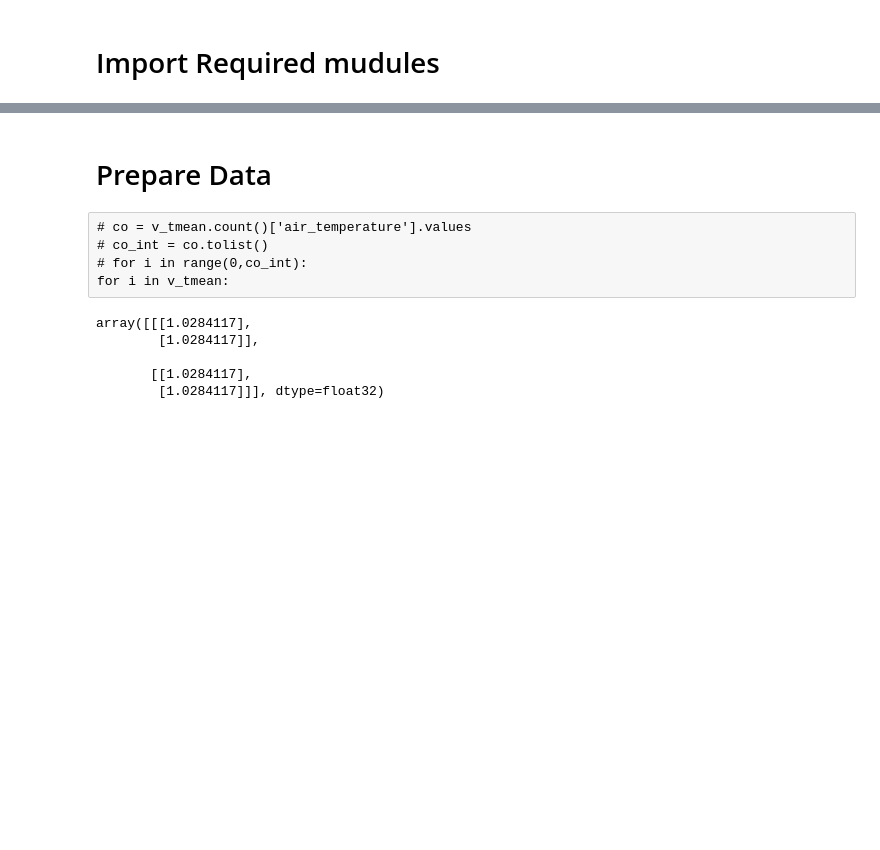
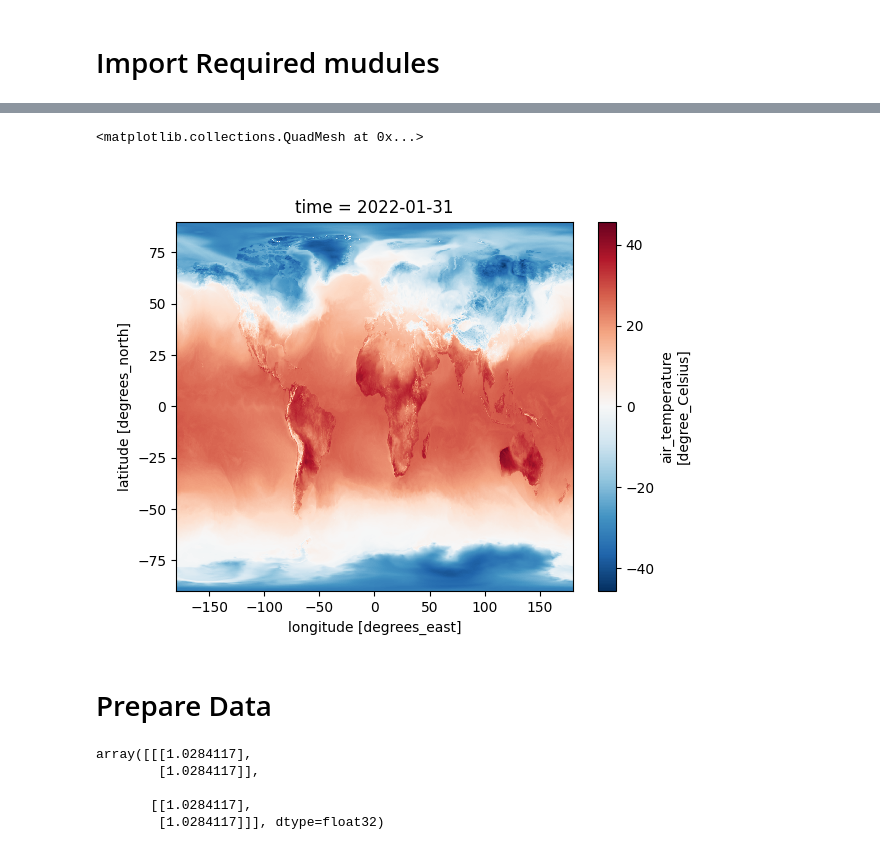
Before and after one commit to mahdi98mnm/WaterBalance, a Jupyter notebook: notebook/notebook.ipynb, the cells around one changed output, grey strips where cells are left out. Cells and saved outputs as stored; diff of their text form; code cells hidden in the pictures; blank space fills up the shorter version.

```diff
--- a/notebook/notebook.ipynb
+++ b/notebook/notebook.ipynb
@@ -31,0 +31,11 @@ def clip_ncdf(nc_file, variable, lat_min, lat_max, lon_min, lon_max):
+# %%
+import netCDF4 as nc
+import xarray as xr
+
+PATH_DATA_FOLDER = "/mnt/c/Users/shirazipooya/Desktop/DataQDWB/"
+
+tmin = xr.open_dataset(PATH_DATA_FOLDER + "Tmin_2022031.nc")
+tmax = xr.open_dataset(PATH_DATA_FOLDER + "Tmax_2022031.nc")
+
+def add(x , y):
+    return x + y
@@ -32,3 +77,12 @@ def clip_ncdf(nc_file, variable, lat_min, lat_max, lon_min, lon_max):
+# %%
+%matplotlib inline
+%matplotlib widget
+import matplotlib
+from matplotlib import pyplot as plt
+tmax.air_temperature.plot()
+# %% [output]
+<matplotlib.collections.QuadMesh at 0x...>
+[figure, added]
 # %% [markdown]
 # Prepare Data
 # %%
@@ -70,9 +127,4 @@ v_tmean = clip_ncdf(
     lon_min=59.4,
     lon_max=59.6
 )
-# %% [raw]
-# co = v_tmean.count()['air_temperature'].values
-# co_int = co.tolist()
-# for i in range(0,co_int):
-for i in v_tmean:
 # %%
```
Also changed, not shown: parts of 5 cells of this notebook, 1 other file.
